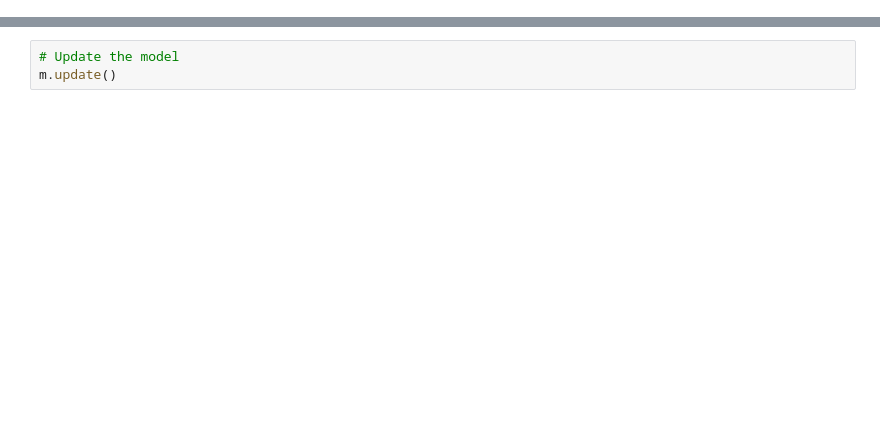
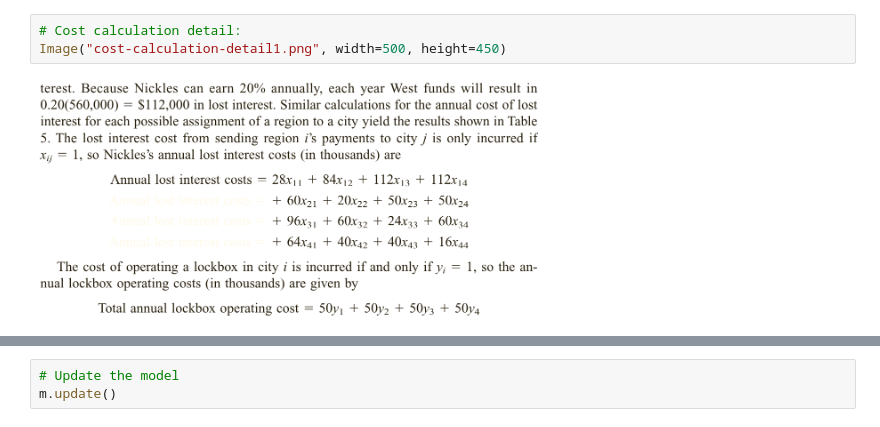
Before and after one commit to r2prof/Optimization, a Jupyter notebook: 04-if-then.ipynb, the cells around one changed output, grey strips where cells are left out. Saved outputs shown, nothing was run; the diff lists cells and outputs as text; blank space fills up the shorter version.

```diff
--- a/04-if-then.ipynb
+++ b/04-if-then.ipynb
@@ -69,0 +102,5 @@ cloth = m.addConstr(4 * x1 + 3 * x2 + 4 * x3 <= 160, "c2")    # cloth constraint
+# %%
+# Cost calculation detail:
+Image("cost-calculation-detail1.png", width=500, height=450)
+# %% [output]
+[figure, added]
```
Also changed, not shown: parts of 42 cells of this notebook, 24 other files.
